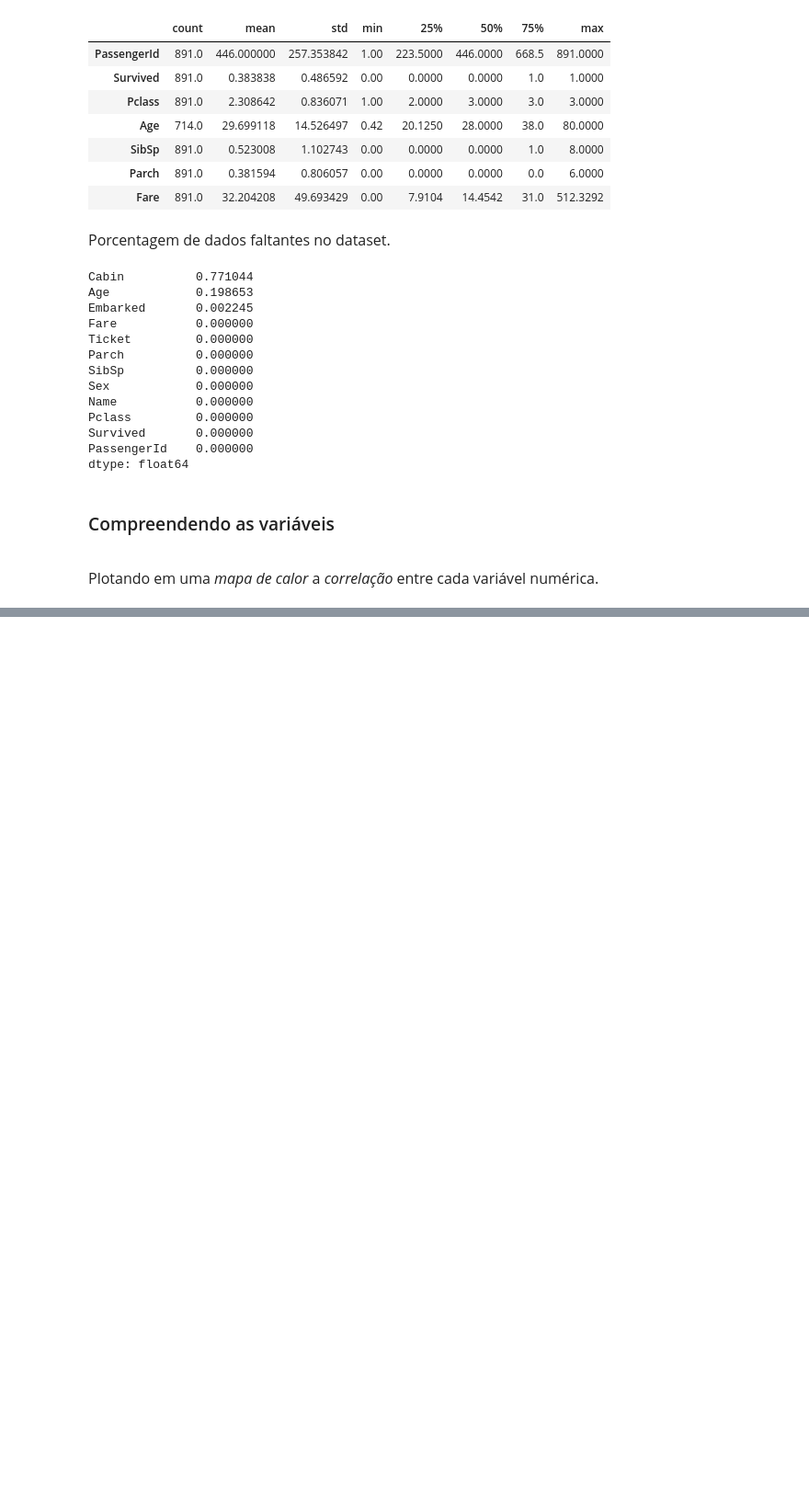
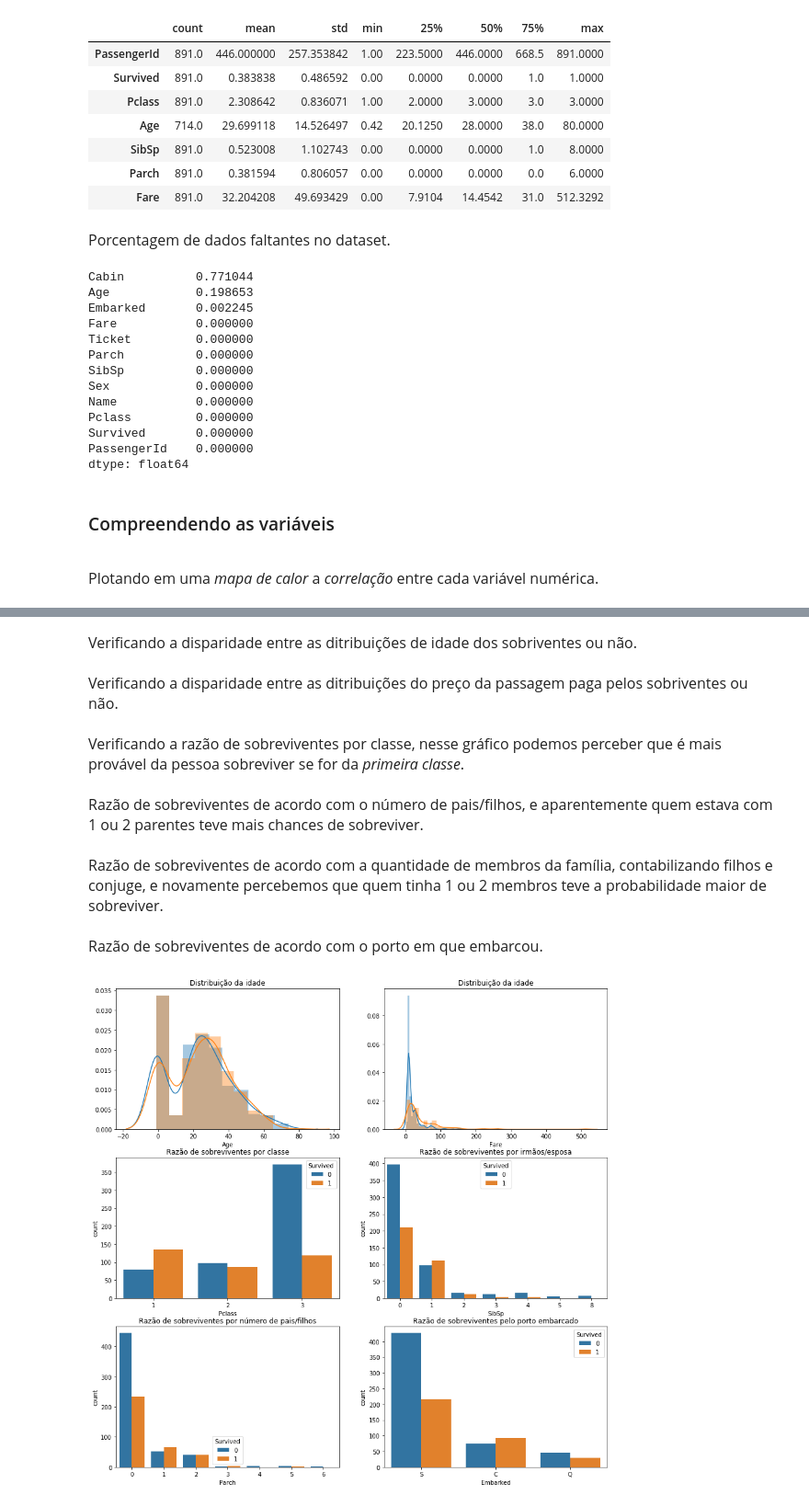
Before and after one commit to LucasKido/titanic-ml-from-disaster, a Jupyter notebook: titanic.ipynb, the cells around one changed output, grey strips where cells are left out. Shown: that part at 92% size. Cells and saved outputs as stored; diff of their text form; code cells hidden in the pictures; blank space fills up the shorter version.

Commit message:
add-subplot-for-feature-analysis

```diff
--- a/titanic.ipynb
+++ b/titanic.ipynb
@@ -112,0 +114,37 @@ sns.distplot(df_train['Age']);
+# %% [markdown]
+<font size=3>Verificando a disparidade entre as ditribuições de idade dos sobriventes ou não.</font>
+# %% [markdown]
+<font size=3>Verificando a disparidade entre as ditribuições do preço da passagem paga pelos sobriventes ou não.</font>
+# %% [markdown]
+<font size=3>Verificando a razão de sobreviventes por classe, nesse gráfico podemos perceber que é mais provável da pessoa sobreviver se for da _primeira classe_.</font>
+# %% [markdown]
+<font size=3>Razão de sobreviventes de acordo com o número de pais/filhos, e aparentemente quem estava com 1 ou 2 parentes teve mais chances de sobreviver.</font>
+# %% [markdown]
+<font size=3>Razão de sobreviventes de acordo com a quantidade de membros da família, contabilizando filhos e conjuge, e novamente percebemos que quem tinha 1 ou 2 membros teve a probabilidade maior de sobreviver.</font>
+# %% [markdown]
+<font size=3>Razão de sobreviventes de acordo com o porto em que embarcou.</font>
+# %%
+fig, ax = plt.subplots(nrows=3, ncols=2, figsize=(15,15))
+# Gráfico 0x0 - Distribuição da idade entre sobreviventes e não sobreviventes
+ax[0, 0].set_title('Distribuição da idade')
+df_train['Age'] = df_train['Age'].fillna(-1)
+sns.distplot(df_train[df_train['Survived']==0]['Age'], ax=ax[0, 0]);
+sns.distplot(df_train[df_train['Survived']==1]['Age'], ax=ax[0, 0]);
+# Gráfico 0x1- Distribuição do preço da passagem paga
+ax[0, 1].set_title('Distribuição da idade')
+sns.distplot(df_train[df_train['Survived']==0]['Fare'], ax=ax[0, 1]);
+sns.distplot(df_train[df_train['Survived']==1]['Fare'], ax=ax[0, 1]);
+# Gráfico 1x0 - Razão de sobreviventes por classe
+ax[1, 0].set_title('Razão de sobreviventes por classe')
+sns.countplot(data=df_train, x='Pclass', hue='Survived', ax=ax[1, 0]);
+# Gráfico 1x1 - Razão de sobreviventes por número de irmãos/esposa
+ax[1, 1].set_title('Razão de sobreviventes por irmãos/esposa')
+sns.countplot(data=df_train, x='SibSp', hue='Survived', ax=ax[1, 1]);
+# Gráfico 2x0 - Razão de sobreviventes por número de pais/filhos
+ax[2, 0].set_title('Razão de sobreviventes por número de pais/filhos')
+sns.countplot(data=df_train, x='Parch', hue='Survived', ax=ax[2, 0]);
+# Gráfico 2x1 - Razão de sobreviventes pelo porto embarcado
+ax[2, 1].set_title('Razão de sobreviventes pelo porto embarcado')
+sns.countplot(data=df_train, x='Embarked', hue='Survived', ax=ax[2, 1]);
+# %% [output]
+[figure, added]
```
Also changed, not shown: parts of 5 cells of this notebook.
